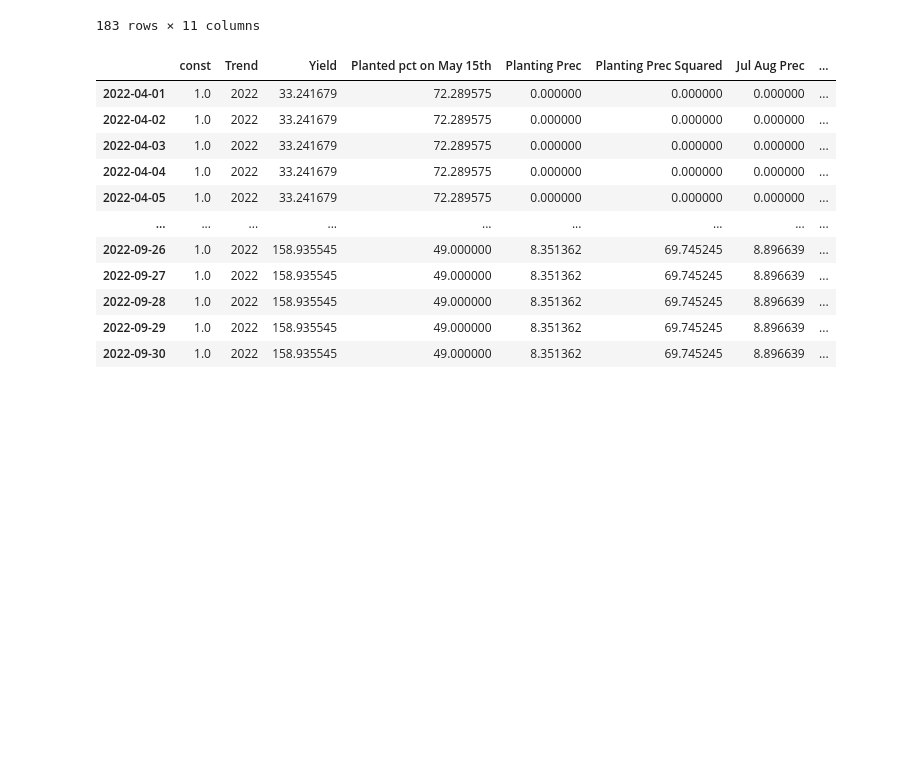
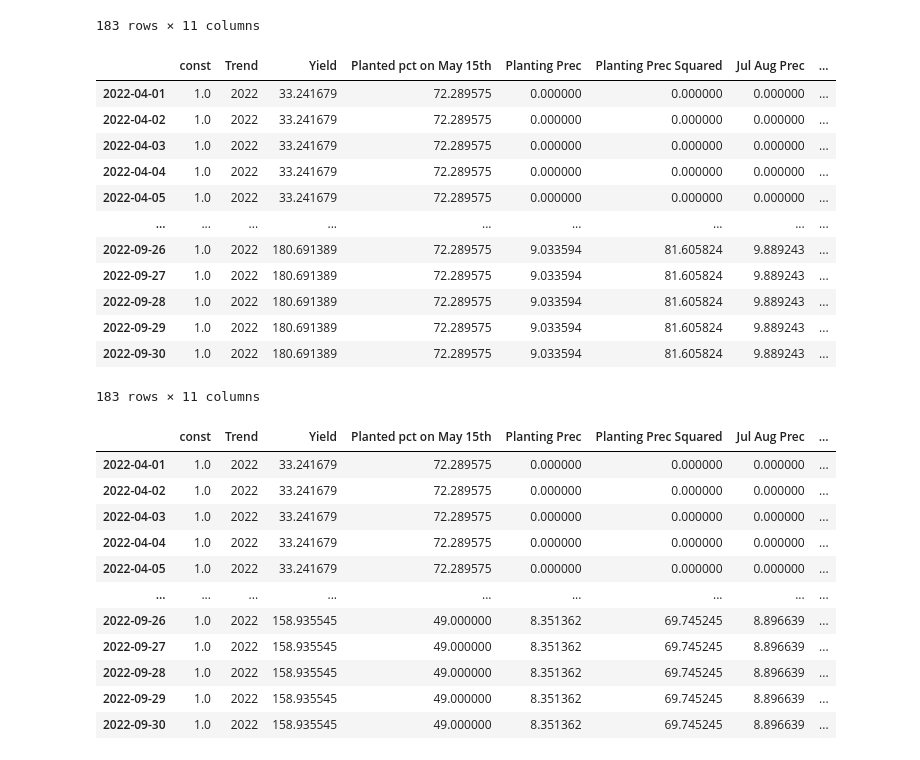
Before and after one commit to DanieleMarobin/Monitor, a Jupyter notebook: Prototyping.ipynb, the cells around one changed output. Cells and saved outputs as stored; diff of their text form; code cells hidden in the pictures; blank space fills up the shorter version.

Commit message:
Added in protoptyping the yield evolution studies

```diff
--- a/Prototyping.ipynb
+++ b/Prototyping.ipynb
@@ -81,6 +81,29 @@ int_pred_DF
 | 2022-09-29 | 1.0 | 2022 | 172.303562 | 49.000000 | 8.351362 | 69.745245 | 8.896639 | ... |
 | 2022-09-30 | 1.0 | 2022 | 172.303562 | 49.000000 | 8.351362 | 69.745245 | 8.896639 | ... |
 183 rows × 11 columns
+# %%
+date_start=dt(2022,4,1)
+date_end=dt(2022,9,30)
+ext_dict={'Prec' :'Mean','Sdd30':'Mean'}
+pred_DF_instr=um.Build_DF_Instructions('weighted',GV.WD_H_GFS, prec_units='in', temp_units='F',ext_mode = ext_dict)
+int_base_DF = cy.Build_Intuitive_Pred_DF(raw_data, milestones, pred_DF_instr,date_start=date_start, date_end=date_end, trend_yield_case=True)
+yields=model.predict(int_base_DF[model.params.index])
+int_base_DF['Yield']=yields
+int_base_DF
+# %% [output]
+|  | const | Trend | Yield | Planted pct on May 15th | Planting Prec | Planting Prec Squared | Jul Aug Prec | ... |
+| 2022-04-01 | 1.0 | 2022 | 33.241679 | 72.289575 | 0.000000 | 0.000000 | 0.000000 | ... |
+| 2022-04-02 | 1.0 | 2022 | 33.241679 | 72.289575 | 0.000000 | 0.000000 | 0.000000 | ... |
+| 2022-04-03 | 1.0 | 2022 | 33.241679 | 72.289575 | 0.000000 | 0.000000 | 0.000000 | ... |
+| 2022-04-04 | 1.0 | 2022 | 33.241679 | 72.289575 | 0.000000 | 0.000000 | 0.000000 | ... |
+| 2022-04-05 | 1.0 | 2022 | 33.241679 | 72.289575 | 0.000000 | 0.000000 | 0.000000 | ... |
+| ... | ... | ... | ... | ... | ... | ... | ... | ... |
+| 2022-09-26 | 1.0 | 2022 | 180.691389 | 72.289575 | 9.033594 | 81.605824 | 9.889243 | ... |
+| 2022-09-27 | 1.0 | 2022 | 180.691389 | 72.289575 | 9.033594 | 81.605824 | 9.889243 | ... |
+| 2022-09-28 | 1.0 | 2022 | 180.691389 | 72.289575 | 9.033594 | 81.605824 | 9.889243 | ... |
+| 2022-09-29 | 1.0 | 2022 | 180.691389 | 72.289575 | 9.033594 | 81.605824 | 9.889243 | ... |
+| 2022-09-30 | 1.0 | 2022 | 180.691389 | 72.289575 | 9.033594 | 81.605824 | 9.889243 | ... |
+183 rows × 11 columns
 # %%
 date_start=dt(2022,4,1)
 date_end=dt(2022,9,30)
```
Also changed, not shown: parts of 4 cells of this notebook, 2 other files.
